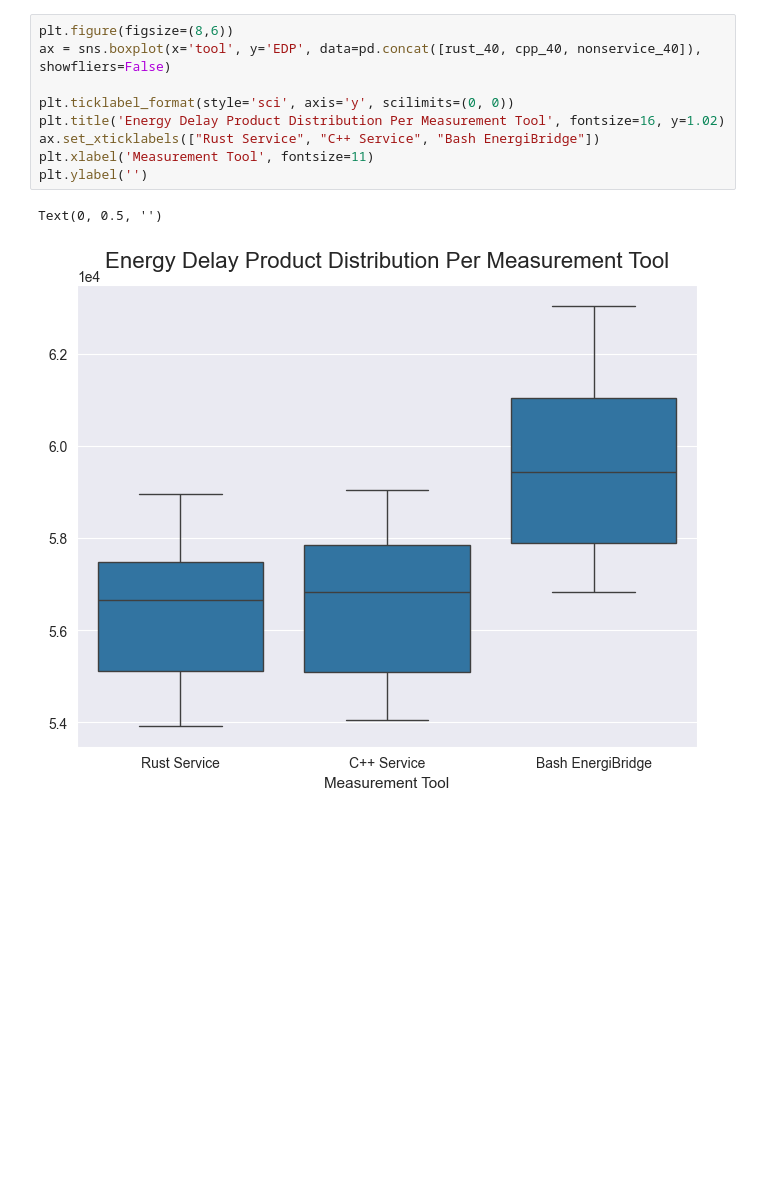
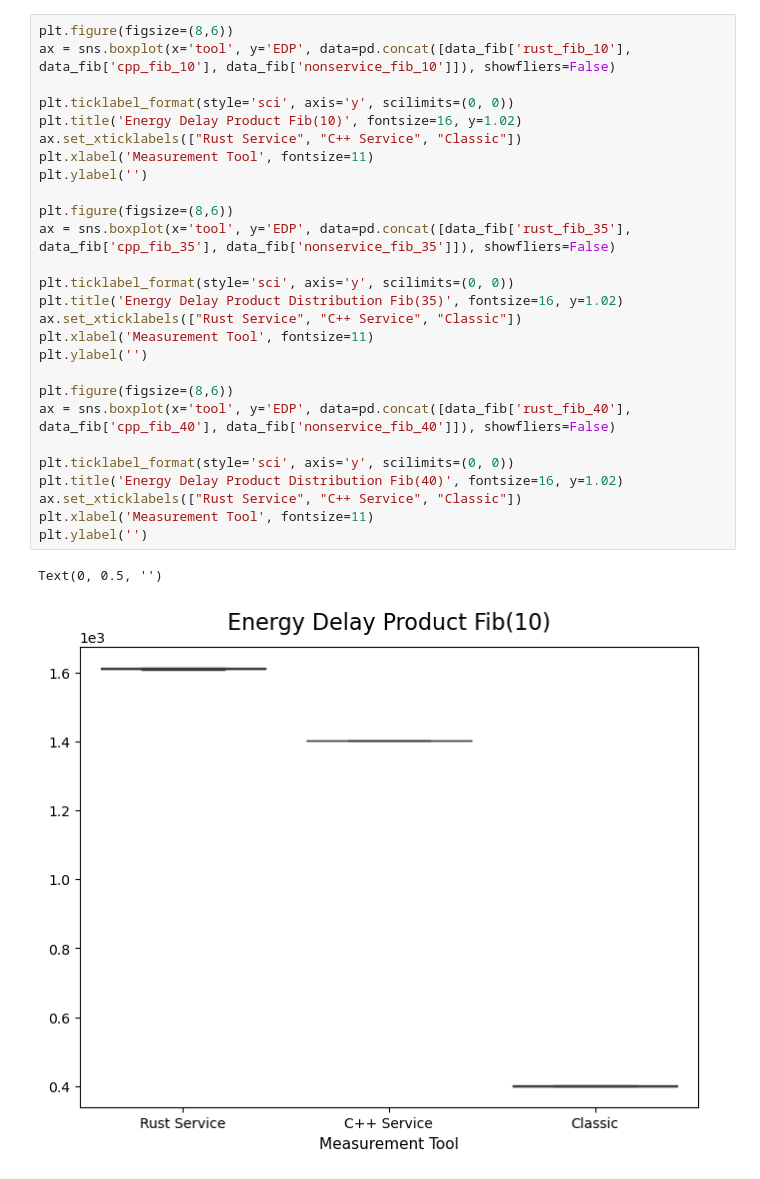
Before and after one commit to reglayass/EnergiBridge_RPC, a Jupyter notebook: py/results_analysis.ipynb, the cells around one changed output. Drawn from its saved outputs; the diff is of its cells as text; blank space fills up the shorter version.

```diff
--- a/py/results_analysis.ipynb
+++ b/py/results_analysis.ipynb
@@ -185,12 +135,30 @@ Text(0, 0.5, '')
-# %%
-plt.figure(figsize=(8,6))
-ax = sns.boxplot(x='tool', y='EDP', data=pd.concat([rust_40, cpp_40, nonservice_40]), showfliers=False)
-
-plt.ticklabel_format(style='sci', axis='y', scilimits=(0, 0))
-plt.title('Energy Delay Product Distribution Per Measurement Tool', fontsize=16, y=1.02)
-ax.set_xticklabels(["Rust Service", "C++ Service", "Bash EnergiBridge"])
-plt.xlabel('Measurement Tool', fontsize=11)
-plt.ylabel('')
-# %% [output]
-Text(0, 0.5, '')
-[figure, removed]
+# %%
+plt.figure(figsize=(8,6))
+ax = sns.boxplot(x='tool', y='EDP', data=pd.concat([data_fib['rust_fib_10'], data_fib['cpp_fib_10'], data_fib['nonservice_fib_10']]), showfliers=False)
+
+plt.ticklabel_format(style='sci', axis='y', scilimits=(0, 0))
+plt.title('Energy Delay Product Fib(10)', fontsize=16, y=1.02)
+ax.set_xticklabels(["Rust Service", "C++ Service", "Classic"])
+plt.xlabel('Measurement Tool', fontsize=11)
+plt.ylabel('')
+
+plt.figure(figsize=(8,6))
+ax = sns.boxplot(x='tool', y='EDP', data=pd.concat([data_fib['rust_fib_35'], data_fib['cpp_fib_35'], data_fib['nonservice_fib_35']]), showfliers=False)
+
+plt.ticklabel_format(style='sci', axis='y', scilimits=(0, 0))
+plt.title('Energy Delay Product Distribution Fib(35)', fontsize=16, y=1.02)
+ax.set_xticklabels(["Rust Service", "C++ Service", "Classic"])
+plt.xlabel('Measurement Tool', fontsize=11)
+plt.ylabel('')
+
+plt.figure(figsize=(8,6))
+ax = sns.boxplot(x='tool', y='EDP', data=pd.concat([data_fib['rust_fib_40'], data_fib['cpp_fib_40'], data_fib['nonservice_fib_40']]), showfliers=False)
+
+plt.ticklabel_format(style='sci', axis='y', scilimits=(0, 0))
+plt.title('Energy Delay Product Distribution Fib(40)', fontsize=16, y=1.02)
+ax.set_xticklabels(["Rust Service", "C++ Service", "Classic"])
+plt.xlabel('Measurement Tool', fontsize=11)
+plt.ylabel('')
+# %% [output]
+Text(0, 0.5, '')
+[figure, added]
```
Also changed, not shown: parts of 13 cells of this notebook, 6 other files.
